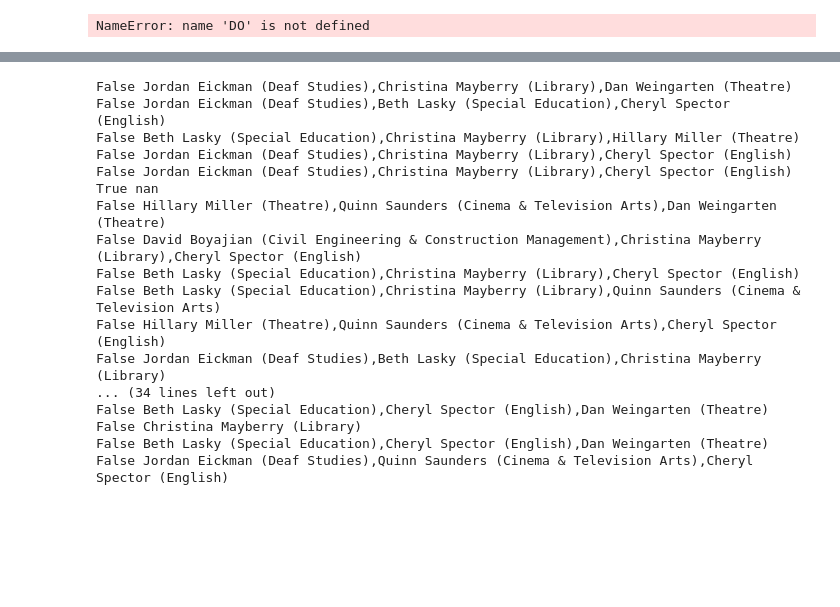
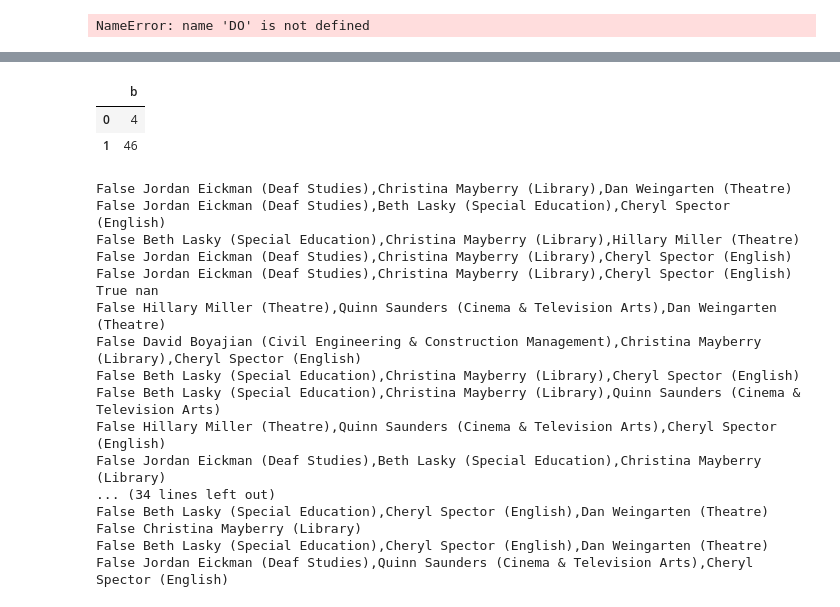
Before and after one commit to AdamSwenson/csun-election-management, a Jupyter notebook: notebooks/Senate Election Returns Reporting.ipynb, the cells around one changed output, grey strips where cells are left out. Drawn from its saved outputs; the diff is of its cells as text; code cells hidden in the pictures; blank space fills up the shorter version.

```diff
--- a/notebooks/Senate Election Returns Reporting.ipynb
+++ b/notebooks/Senate Election Returns Reporting.ipynb
@@ -347,3 +355,9 @@ a.create()
+# %%
+j.drop(['a'], axis=1)
+# %% [output]
+|  | b |
+| 0 | 4 |
+| 1 | 46 |
 # %%
 
 
```
Also changed, not shown: parts of 2 cells of this notebook, 1 other file.
